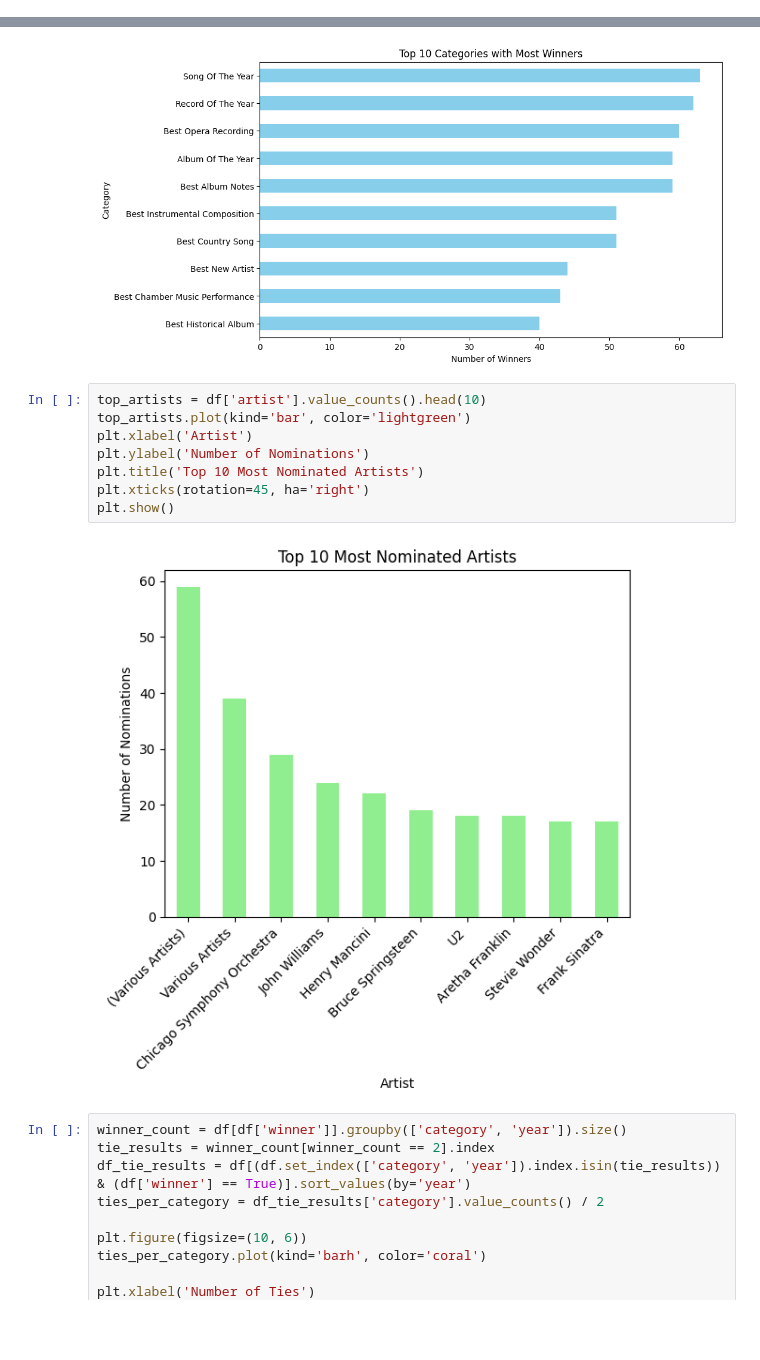
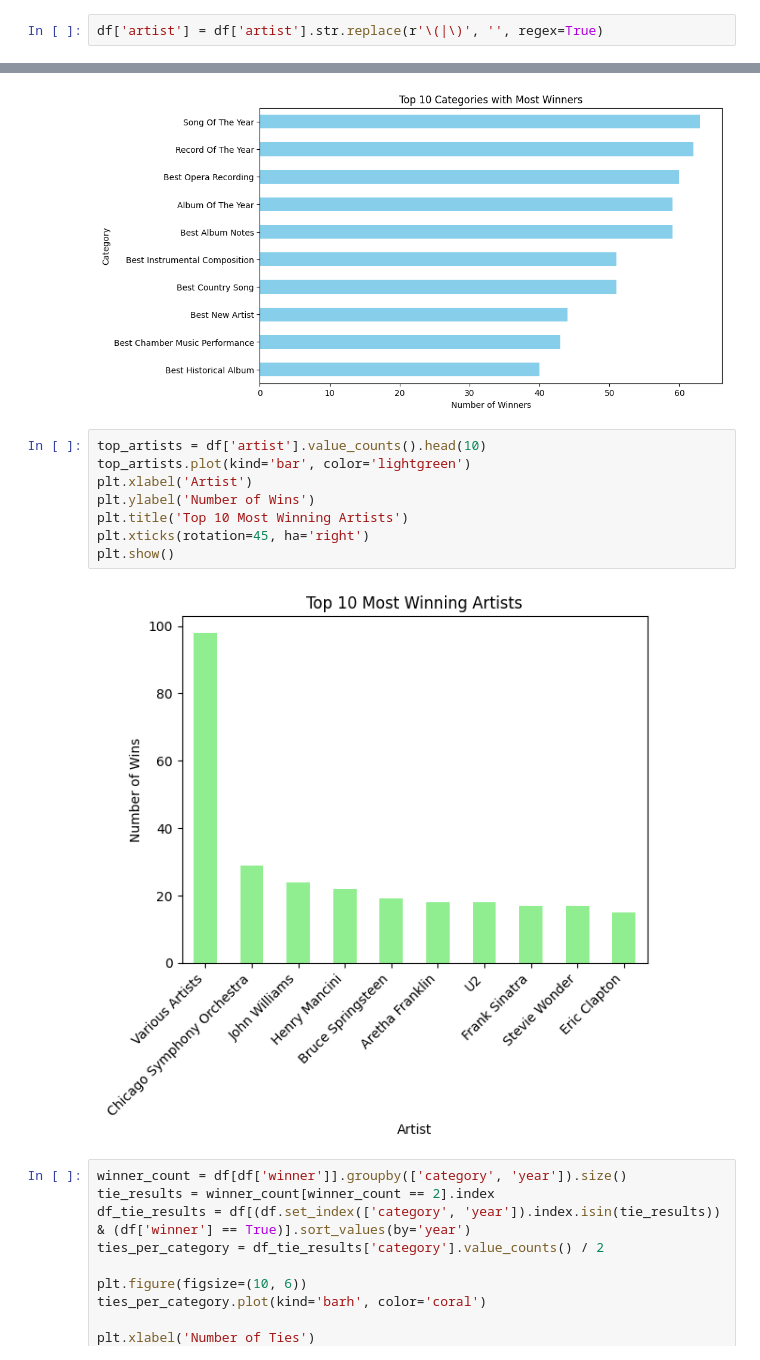
Before and after one commit to caroldvarela/workshop-02, a Jupyter notebook: notebooks/002_EDA_grammy.ipynb, the cells around one changed output, grey strips where cells are left out. Saved outputs shown, nothing was run; the diff lists cells and outputs as text; blank space fills up the shorter version.

```diff
--- a/notebooks/002_EDA_grammy.ipynb
+++ b/notebooks/002_EDA_grammy.ipynb
@@ -153,3 +169,5 @@ df['artist'] = df['artist'].fillna(extracted_artists)
+# %%
+df['artist'] = df['artist'].str.replace(r'\(|\)', '', regex=True)
 # %% [markdown]
 ## Data type
 # %% [markdown]
@@ -312,13 +330,13 @@ plt.show()
 # %%
 top_artists = df['artist'].value_counts().head(10)
 top_artists.plot(kind='bar', color='lightgreen')
 plt.xlabel('Artist')
-plt.ylabel('Number of Nominations')
-plt.title('Top 10 Most Nominated Artists')
+plt.ylabel('Number of Wins')
+plt.title('Top 10 Most Winning Artists')
 plt.xticks(rotation=45, ha='right')
 plt.show()
 # %% [output]
-[figure, old version]
+[figure, new version]
 # %%
 winner_count = df[df['winner']].groupby(['category', 'year']).size()
 tie_results = winner_count[winner_count == 2].index
```
Also changed, not shown: parts of 7 cells of this notebook, 2 other files.
